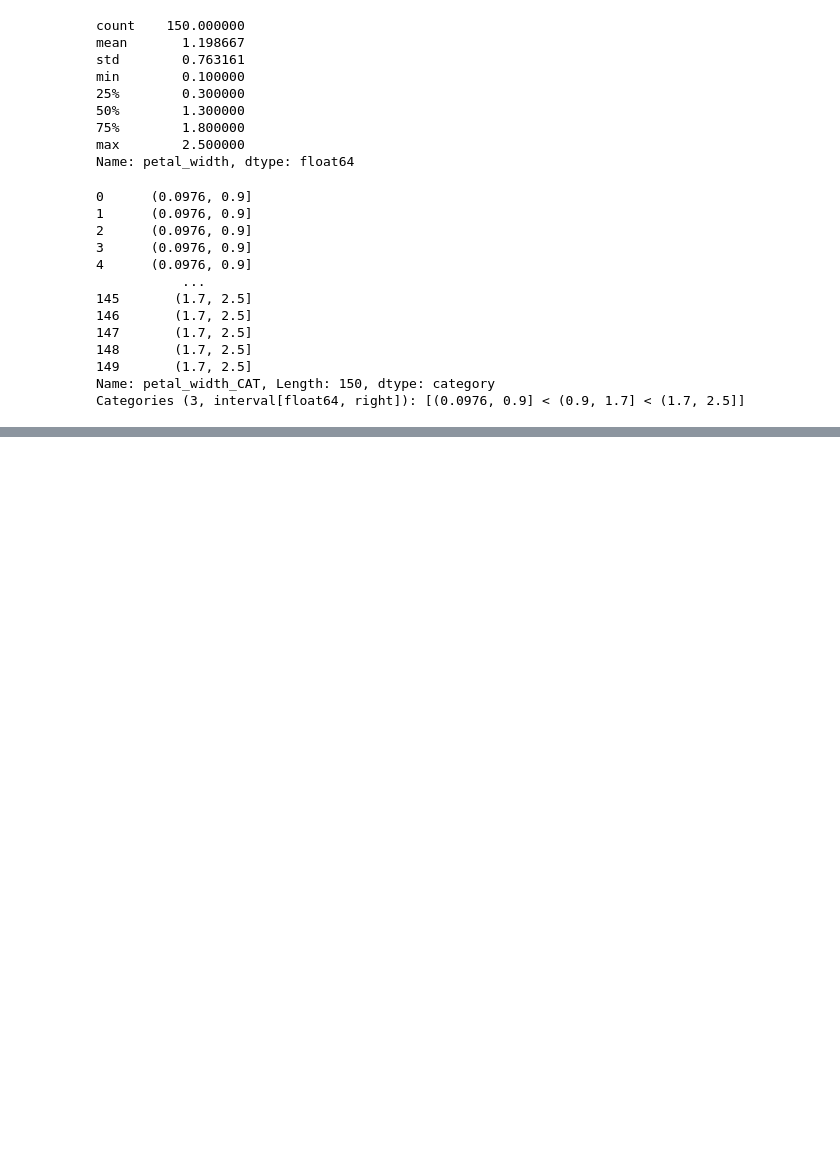
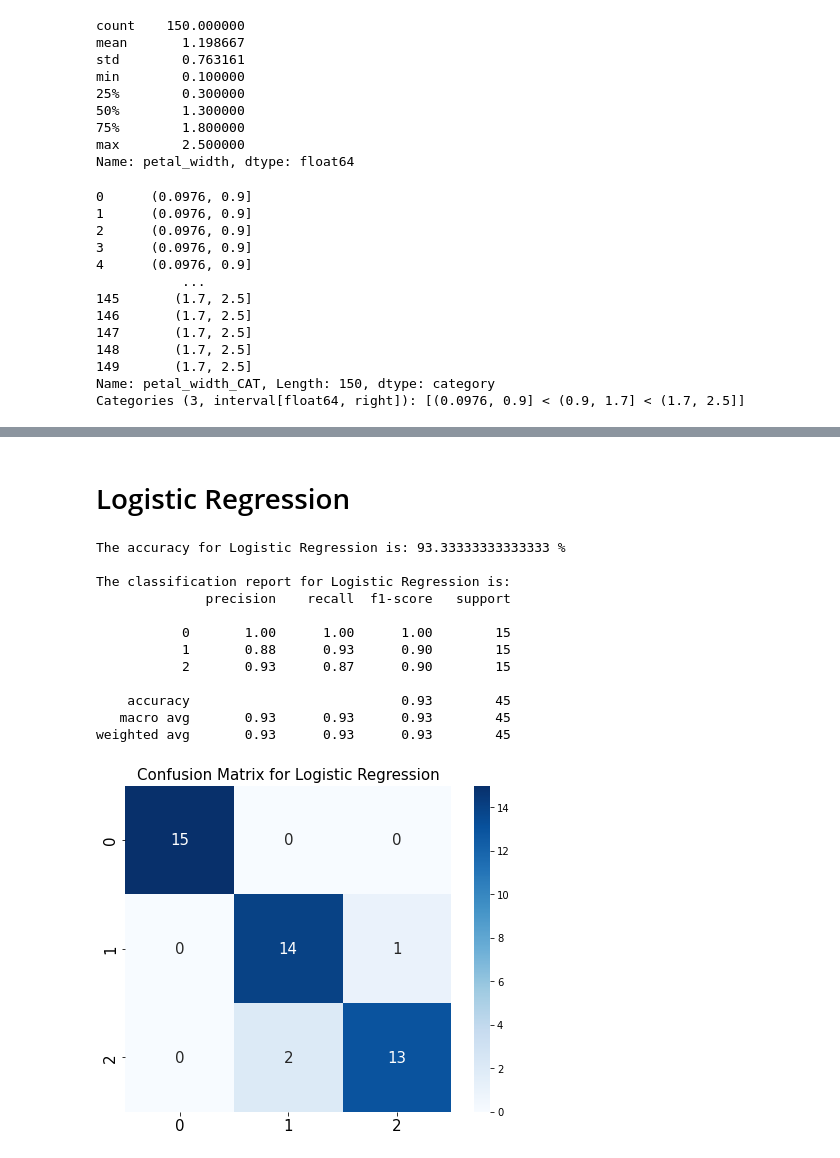
Before and after one commit to schellrw/iris, a Jupyter notebook: iris-eda-classification.ipynb, the cells around one changed output, grey strips where cells are left out. Drawn from its saved outputs; the diff is of its cells as text; code cells hidden in the pictures; blank space fills up the shorter version.

Commit message:
Kaggle Notebook | iris_EDA_classification | Version 2

```diff
--- a/iris-eda-classification.ipynb
+++ b/iris-eda-classification.ipynb
@@ -241,0 +348,4 @@ Categories (3, interval[float64, right]): [(0.0976, 0.9] < (0.9, 1.7] < (1.7, 2.
+# %%
+X = df.drop(['species'], axis=1)
+y = df['species']
+print(X, "\n\n", y)
@@ -241,0 +372,3 @@ Categories (3, interval[float64, right]): [(0.0976, 0.9] < (0.9, 1.7] < (1.7, 2.
+# %%
+scaler = StandardScaler()
+X = scaler.fit_transform(X)
@@ -241,0 +377,2 @@ Categories (3, interval[float64, right]): [(0.0976, 0.9] < (0.9, 1.7] < (1.7, 2.
+# %%
+X_train, X_test, y_train, y_test = train_test_split(X, y, test_size = 0.3, stratify = y, random_state = 22)
@@ -241,0 +388,13 @@ Categories (3, interval[float64, right]): [(0.0976, 0.9] < (0.9, 1.7] < (1.7, 2.
+# %%
+def generate_results(model, predictions, name):
+    cl_rep = classification_report(y_test, predictions)
+    print("\nThe classification report for " + name + " is:", cl_rep, sep = "\n")
+    cm_model = confusion_matrix(y_test, predictions)
+    plt.figure(figsize = (8, 6))
+    sns.heatmap(cm_model, annot = True, cmap = 'Blues', annot_kws = {'size': 15}, square = True)
+    plt.title('Confusion Matrix for ' + name, size = 15)
+    plt.xticks(size = 15)
+    plt.yticks(size = 15)
+    plt.show()
+# %% [markdown]
+# Logistic Regression
@@ -241,0 +406,22 @@ Categories (3, interval[float64, right]): [(0.0976, 0.9] < (0.9, 1.7] < (1.7, 2.
+# %%
+log = LogisticRegression()
+
+log.fit(X_train, y_train)
+y_pred = log.predict(X_test)
+acc_log = log.score(X_test, y_test)
+print("The accuracy for Logistic Regression is:", acc_log * 100, "%")
+generate_results(log, y_pred, 'Logistic Regression')
+# %% [output]
+The accuracy for Logistic Regression is: 93.33333333333333 %
+
+The classification report for Logistic Regression is:
+              precision    recall  f1-score   support
+
+           0       1.00      1.00      1.00        15
+           1       0.88      0.93      0.90        15
+           2       0.93      0.87      0.90        15
+
+    accuracy                           0.93        45
+   macro avg       0.93      0.93      0.93        45
+weighted avg       0.93      0.93      0.93        45
+[figure, added]
```
Also changed, not shown: parts of 17 cells of this notebook.
